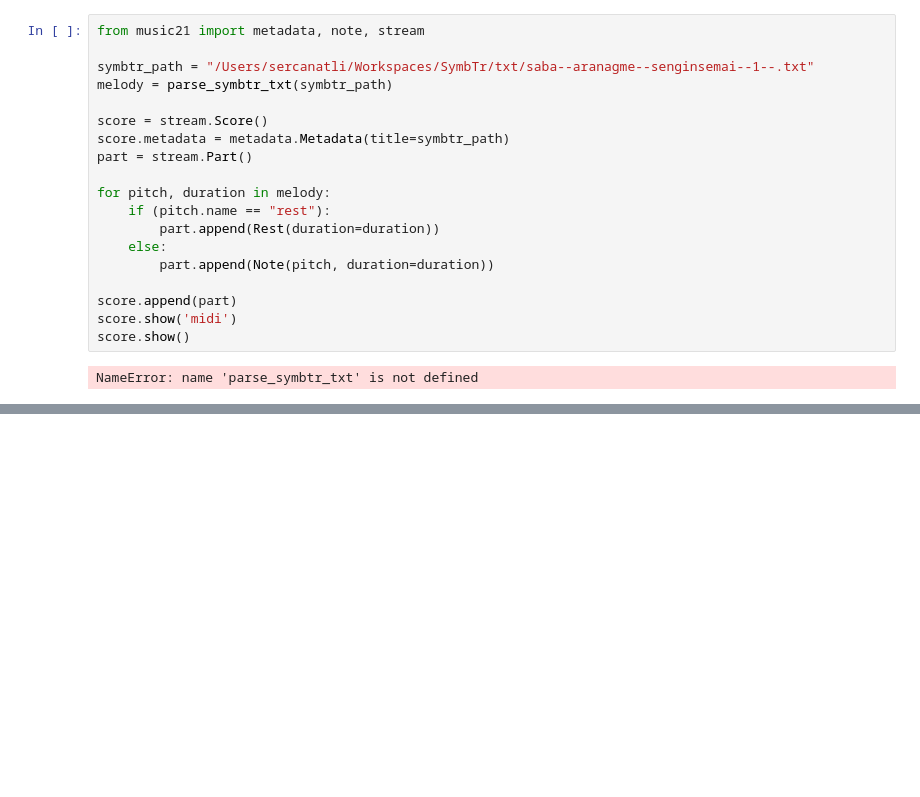
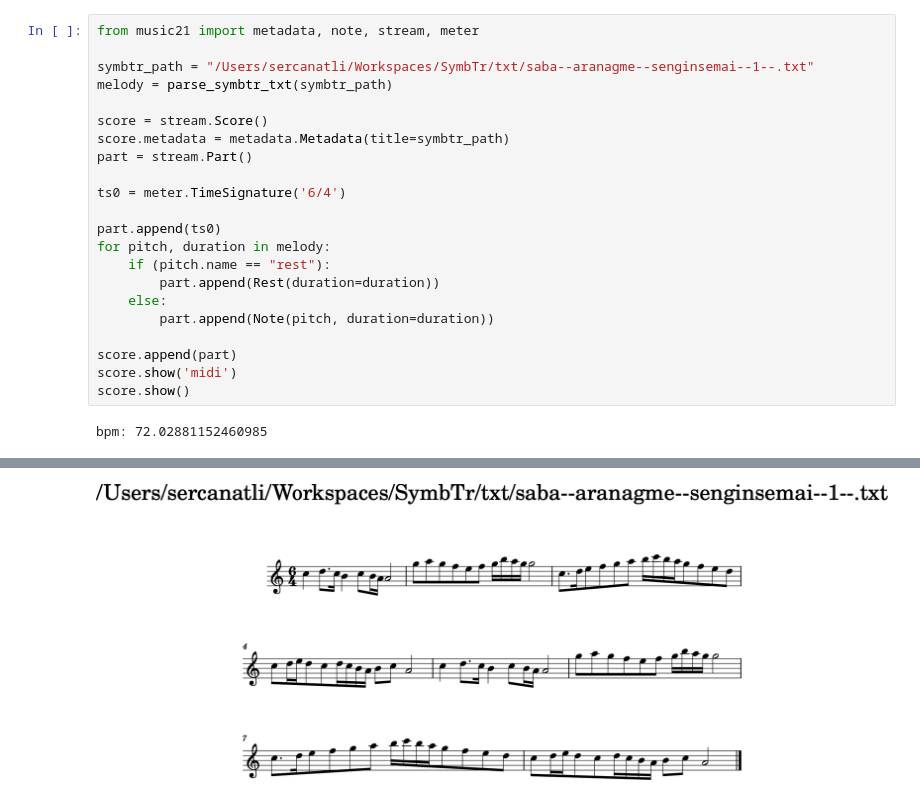
Before and after one commit to kdr/balkon, a Jupyter notebook: markov-chain-melody-experiments/00-symbtr-parser.ipynb, the cells around one changed output, grey strips where cells are left out. Cells and saved outputs as stored; diff of their text form; blank space fills up the shorter version.

```diff
--- a/markov-chain-melody-experiments/00-symbtr-parser.ipynb
+++ b/markov-chain-melody-experiments/00-symbtr-parser.ipynb
@@ -174,5 +217,5 @@ Wall time: 2.03 s
 # %%
-from music21 import metadata, note, stream
+from music21 import metadata, note, stream, meter
 
 symbtr_path = "/Users/sercanatli/Workspaces/SymbTr/txt/saba--aranagme--senginsemai--1--.txt"
 melody = parse_symbtr_txt(symbtr_path)
@@ -181,6 +224,9 @@ score = stream.Score()
 score.metadata = metadata.Metadata(title=symbtr_path)
 part = stream.Part()
 
+ts0 = meter.TimeSignature('6/4')
+
+part.append(ts0)
 for pitch, duration in melody:
     if (pitch.name == "rest"):
         part.append(Rest(duration=duration))
@@ -191,4 +237,4 @@ score.append(part)
 score.show('midi')
 score.show()
 # %% [output]
-NameError: name 'parse_symbtr_txt' is not defined
+bpm: 72.02881152460985
@@ -194,0 +242 @@ NameError: name 'parse_symbtr_txt' is not defined
+[figure, added]
```
Also changed, not shown: parts of 3 cells of this notebook.
